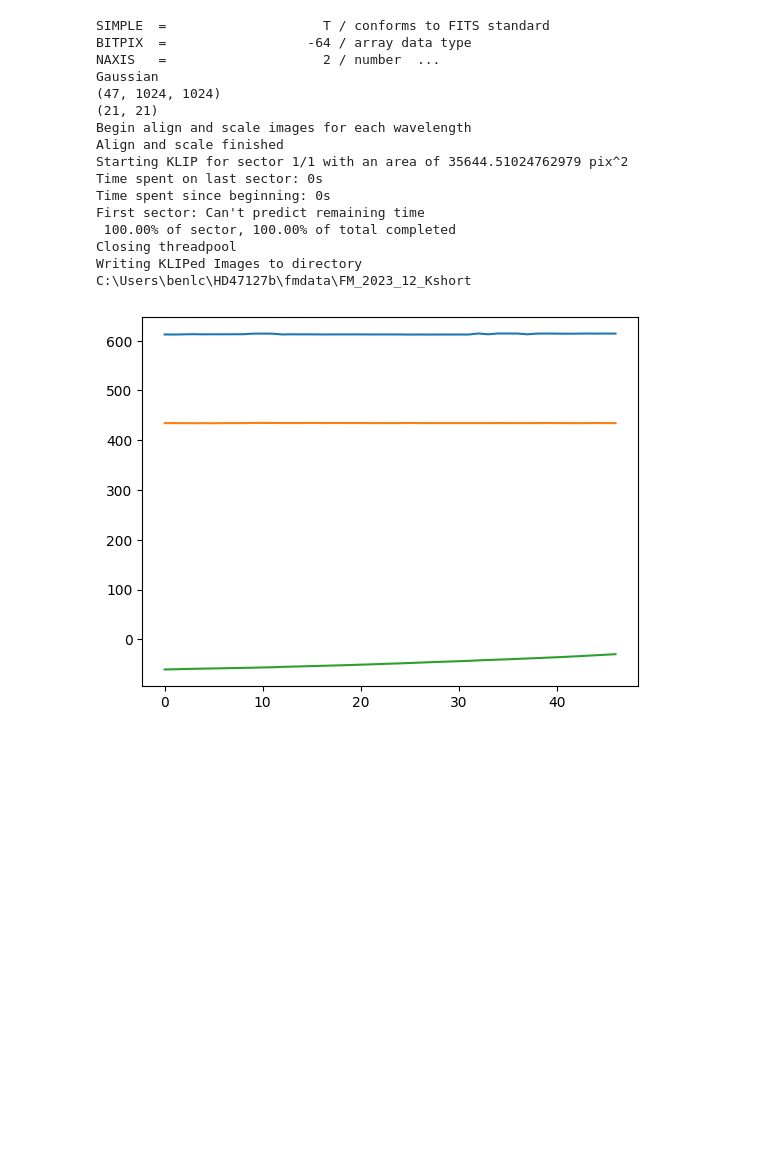
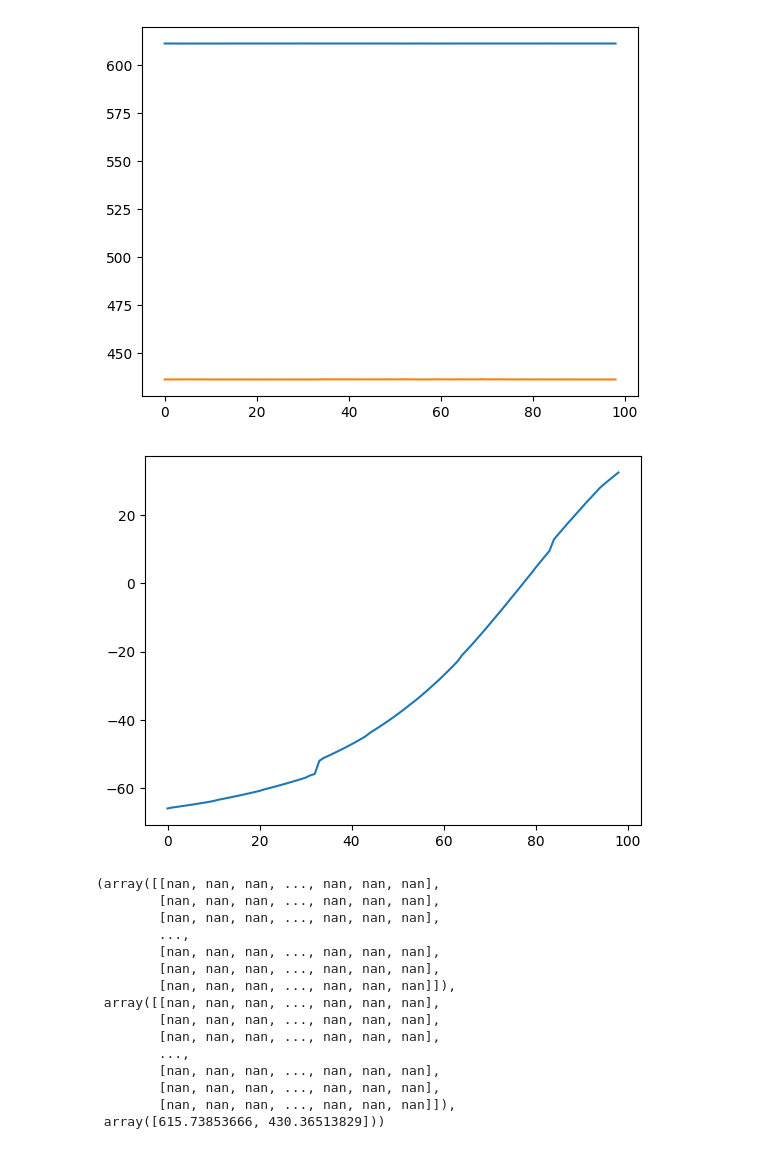
Before and after one commit to benlchang/HD47127-b-ADI, a Jupyter notebook: HD47127_ADI.ipynb, the cells around one changed output. Saved outputs shown, nothing was run; the diff lists cells and outputs as text; code cells hidden in the pictures; blank space fills up the shorter version.

```diff
--- a/HD47127_ADI.ipynb
+++ b/HD47127_ADI.ipynb
@@ -114,7 +116,6 @@ def cADI_NIRC2(flist):
             ctrPoisson.append((611.4,436.2))
 
             aligned_cube[0,:,:] = rawcube[0,:,:]
-            print(head)
         else:
             shifts, error, diffphase = phase_cross_correlation(rawcube[0,:,:], rawcube[i,:,:],upsample_factor=100,normalization=None)
             aligned_cube[i,:,:] = fourier_shift(rawcube[i,:,:],shifts)
@@ -124,6 +125,7 @@ def cADI_NIRC2(flist):
         va = head['ROTPOSN'] - head['INSTANGL'] + head['PARANG']
         vertangs.append(va)
 
+    fits.writeto('tempstar.fits',aligned_cube[1,:,:],overwrite=True)
     medcube = np.nanmedian(aligned_cube,axis=0)
 
     for i in np.arange(len(flist)):
@@ -150,6 +152,7 @@ def cADI_NIRC2(flist):
     return SNR_map, med_derot, ctrs[0]
 
 #ADI
+
 def ADI_NIRC2(flist):
     rawcube, ctrs, parangs = ADI_getImages(flist, 1024, 1024)
 
@@ -208,50 +211,54 @@ def forwardmodel(flist, psflist=None, gaussian=None):
     outputdir = "../fmdata/FM_2023_12_Kshort"
 
     """   ___CHANGE THIS___   """
 
     prefix = "hd47127-12-2023-Kshort"
     annulus_bounds = [[guesssep-15, guesssep+15]]
     subsections = 1
     padding = 0
     movement = 4
 
     fm.klip_dataset(dataset, fm_class, outputdir=outputdir, fileprefix=prefix, numbasis=numbasis,
                 annuli=annulus_bounds, subsections=subsections, padding=padding, movement=movement)
 
 #   ___CHANGE THIS___   """
 
-#datadir = '../rawdata/2023_12_H/'
+datadir = '../rawdata/2023_12_H/'
 #datadir = '../rawdata/2023_12_J/'
 #datadir = '../rawdata/2023_02_H/'
 #datadir = '../rawdata/2023_12_CH4long/'
 #datadir = '../rawdata/2023_12_CH4short/'
-datadir = '../rawdata/2023_12_Kshort/'
+#datadir = '../rawdata/2023_12_Kshort/'
 #datadir = '../rawdata/DEWARPED_2021_04_CH4short/'
 flist = sorted(glob.glob(datadir + '*.fits'))
 #psflist = sorted(glob.glob(psfdir + '*.fits'))
 gaussian = makeGaussian(size=120, amplitude=30, fwhm=6)
 
 #flist_adi, cen = ADI_NIRC2(flist)
 #diskForwardmodel(flist, psflist)
 #forwardmodel(flist, psflist)
 #ADI_NIRC2(flist)
-forwardmodel(flist, gaussian=gaussian)
+cADI_NIRC2(flist)
+#forwardmodel(flist, gaussian=gaussian)
 #flist_adi, cen = ADI_NIRC2(flist)
 # %% [output]
+[figure, new version]
+[figure, added]
-SIMPLE  =                    T / conforms to FITS standard                      BITPIX  =                  -64 / array data type                                NAXIS   =                    2 / number  ...
-Gaussian
-(47, 1024, 1024)
-(21, 21)
-Begin align and scale images for each wavelength
-Align and scale finished
-Starting KLIP for sector 1/1 with an area of 35644.51024762979 pix^2
-Time spent on last sector: 0s
-Time spent since beginning: 0s
-First sector: Can't predict remaining time
- 100.00% of sector, 100.00% of total completed
-Closing threadpool
-Writing KLIPed Images to directory C:\Users\benlc\HD47127b\fmdata\FM_2023_12_Kshort
+(array([[nan, nan, nan, ..., nan, nan, nan],
+        [nan, nan, nan, ..., nan, nan, nan],
+        [nan, nan, nan, ..., nan, nan, nan],
+        ...,
+        [nan, nan, nan, ..., nan, nan, nan],
+        [nan, nan, nan, ..., nan, nan, nan],
+        [nan, nan, nan, ..., nan, nan, nan]]),
+ array([[nan, nan, nan, ..., nan, nan, nan],
+        [nan, nan, nan, ..., nan, nan, nan],
+        [nan, nan, nan, ..., nan, nan, nan],
+        ...,
+        [nan, nan, nan, ..., nan, nan, nan],
+        [nan, nan, nan, ..., nan, nan, nan],
+        [nan, nan, nan, ..., nan, nan, nan]]),
+ array([615.73853666, 430.36513829]))
-[figure, old version]
 # %%
 def processFMObject(output_prefix):
     #next step:
```
Also changed, not shown: parts of 4 cells of this notebook, 1 other file.
